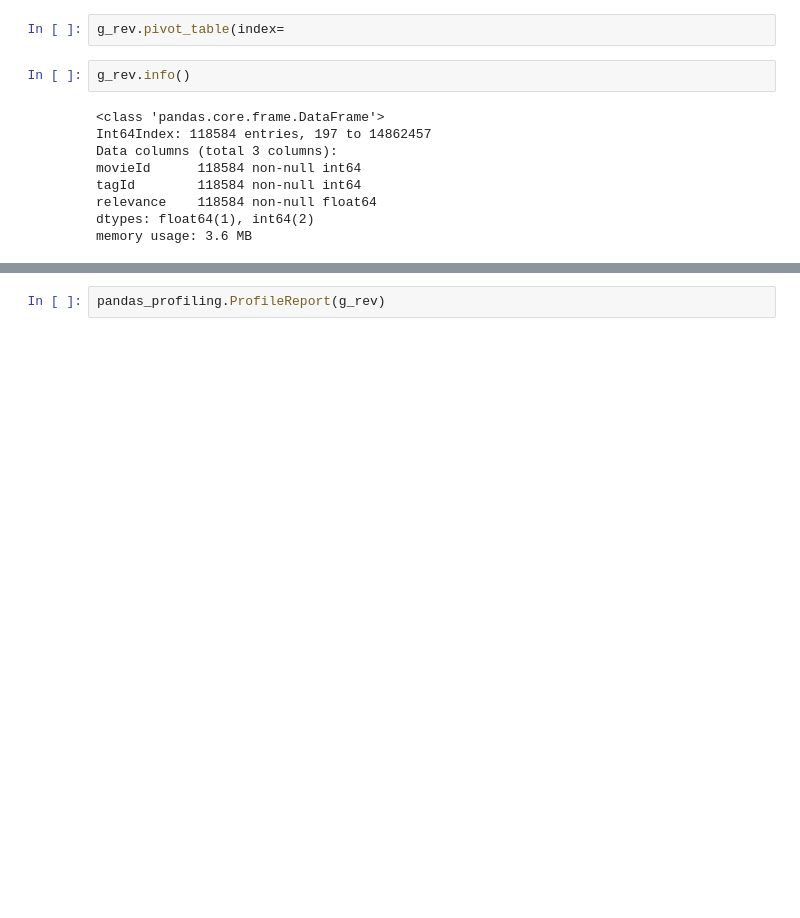
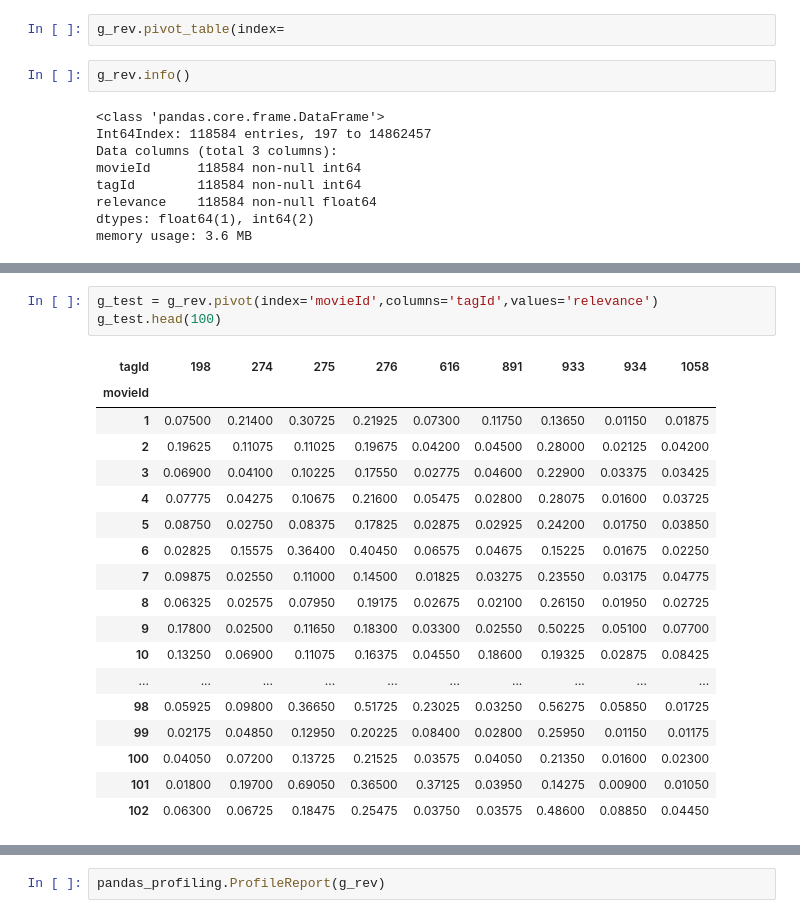
Before and after one commit to jmcneilkeller/Good_Bad_Movies, a Jupyter notebook: EDA.ipynb, the cells around one changed output, grey strips where cells are left out. Drawn from its saved outputs; the diff is of its cells as text; blank space fills up the shorter version.

Commit message:
Befored some EDA, concatented TMDB dataframes

```diff
--- a/EDA.ipynb
+++ b/EDA.ipynb
@@ -425,0 +423,22 @@ memory usage: 3.6 MB
+# %%
+g_test = g_rev.pivot(index='movieId',columns='tagId',values='relevance')
+g_test.head(100)
+# %% [output]
+| tagId | 198 | 274 | 275 | 276 | 616 | 891 | 933 | 934 | 1058 |
+| movieId |  |  |  |  |  |  |  |  |  |
+| 1 | 0.07500 | 0.21400 | 0.30725 | 0.21925 | 0.07300 | 0.11750 | 0.13650 | 0.01150 | 0.01875 |
+| 2 | 0.19625 | 0.11075 | 0.11025 | 0.19675 | 0.04200 | 0.04500 | 0.28000 | 0.02125 | 0.04200 |
+| 3 | 0.06900 | 0.04100 | 0.10225 | 0.17550 | 0.02775 | 0.04600 | 0.22900 | 0.03375 | 0.03425 |
+| 4 | 0.07775 | 0.04275 | 0.10675 | 0.21600 | 0.05475 | 0.02800 | 0.28075 | 0.01600 | 0.03725 |
+| 5 | 0.08750 | 0.02750 | 0.08375 | 0.17825 | 0.02875 | 0.02925 | 0.24200 | 0.01750 | 0.03850 |
+| 6 | 0.02825 | 0.15575 | 0.36400 | 0.40450 | 0.06575 | 0.04675 | 0.15225 | 0.01675 | 0.02250 |
+| 7 | 0.09875 | 0.02550 | 0.11000 | 0.14500 | 0.01825 | 0.03275 | 0.23550 | 0.03175 | 0.04775 |
+| 8 | 0.06325 | 0.02575 | 0.07950 | 0.19175 | 0.02675 | 0.02100 | 0.26150 | 0.01950 | 0.02725 |
+| 9 | 0.17800 | 0.02500 | 0.11650 | 0.18300 | 0.03300 | 0.02550 | 0.50225 | 0.05100 | 0.07700 |
+| 10 | 0.13250 | 0.06900 | 0.11075 | 0.16375 | 0.04550 | 0.18600 | 0.19325 | 0.02875 | 0.08425 |
+| ... | ... | ... | ... | ... | ... | ... | ... | ... | ... |
+| 98 | 0.05925 | 0.09800 | 0.36650 | 0.51725 | 0.23025 | 0.03250 | 0.56275 | 0.05850 | 0.01725 |
+| 99 | 0.02175 | 0.04850 | 0.12950 | 0.20225 | 0.08400 | 0.02800 | 0.25950 | 0.01150 | 0.01175 |
+| 100 | 0.04050 | 0.07200 | 0.13725 | 0.21525 | 0.03575 | 0.04050 | 0.21350 | 0.01600 | 0.02300 |
+| 101 | 0.01800 | 0.19700 | 0.69050 | 0.36500 | 0.37125 | 0.03950 | 0.14275 | 0.00900 | 0.01050 |
+| 102 | 0.06300 | 0.06725 | 0.18475 | 0.25475 | 0.03750 | 0.03575 | 0.48600 | 0.08850 | 0.04450 |
```
Also changed, not shown: parts of 6 cells of this notebook, 1 other file.
